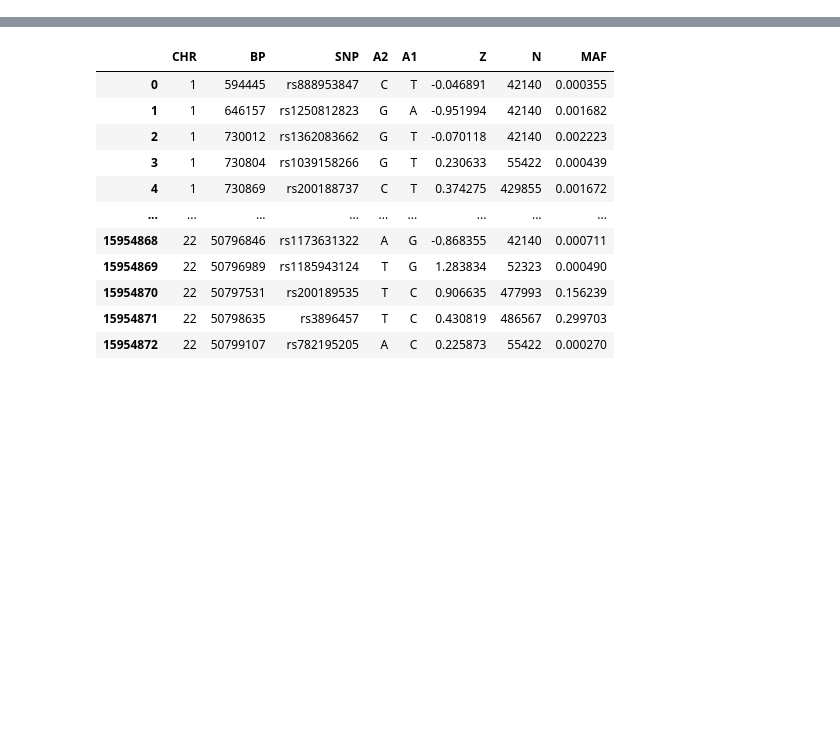
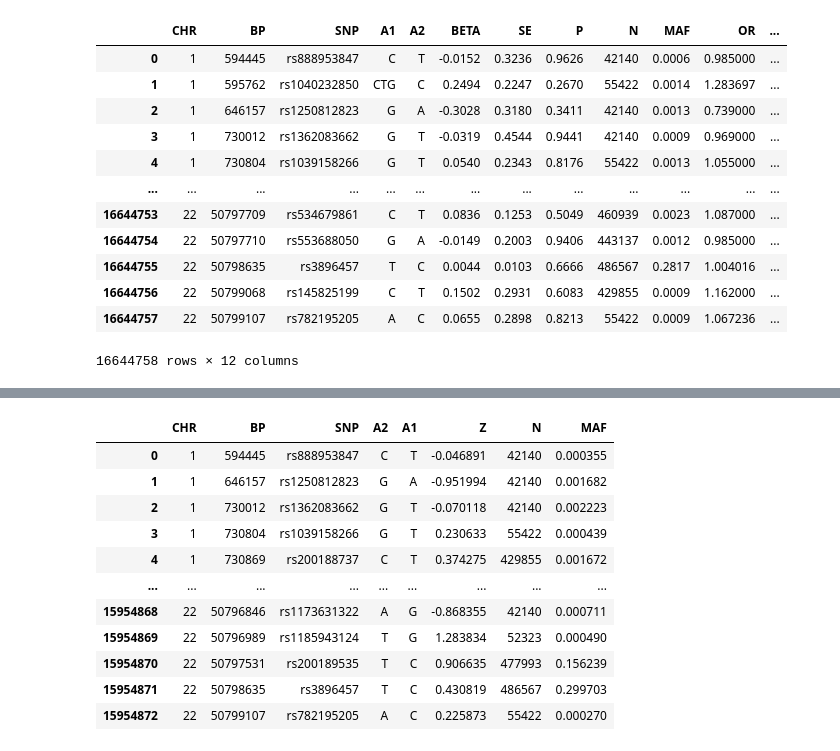
Before and after one commit to teresa-sansan/ADSP_polyfun, a Jupyter notebook: SBayesRC/create_cojo.ipynb, the cells around one changed output, grey strips where cells are left out. Saved outputs shown, nothing was run; the diff lists cells and outputs as text; code cells hidden in the pictures; blank space fills up the shorter version.

```diff
--- a/SBayesRC/create_cojo.ipynb
+++ b/SBayesRC/create_cojo.ipynb
@@ -2,3 +2,21 @@
 import math
 import pandas as pd
 import numpy as np
+# %%
+hg38 = pd.read_csv('/gpfs/commons/groups/knowles_lab/data/ADSP_reguloML/summary_stats/alzheimers/fixed_alzheimers/processed/bellenguez_hg38_parquet_flipped_a1a2.tsv', sep = '\t')
+# %%
+hg38
+# %% [output]
+|  | CHR | BP | SNP | A1 | A2 | BETA | SE | P | N | MAF | OR | ... |
+| 0 | 1 | 594445 | rs888953847 | C | T | -0.0152 | 0.3236 | 0.9626 | 42140 | 0.0006 | 0.985000 | ... |
+| 1 | 1 | 595762 | rs1040232850 | CTG | C | 0.2494 | 0.2247 | 0.2670 | 55422 | 0.0014 | 1.283697 | ... |
+| 2 | 1 | 646157 | rs1250812823 | G | A | -0.3028 | 0.3180 | 0.3411 | 42140 | 0.0013 | 0.739000 | ... |
+| 3 | 1 | 730012 | rs1362083662 | G | T | -0.0319 | 0.4544 | 0.9441 | 42140 | 0.0009 | 0.969000 | ... |
+| 4 | 1 | 730804 | rs1039158266 | G | T | 0.0540 | 0.2343 | 0.8176 | 55422 | 0.0013 | 1.055000 | ... |
+| ... | ... | ... | ... | ... | ... | ... | ... | ... | ... | ... | ... | ... |
+| 16644753 | 22 | 50797709 | rs534679861 | C | T | 0.0836 | 0.1253 | 0.5049 | 460939 | 0.0023 | 1.087000 | ... |
+| 16644754 | 22 | 50797710 | rs553688050 | G | A | -0.0149 | 0.2003 | 0.9406 | 443137 | 0.0012 | 0.985000 | ... |
+| 16644755 | 22 | 50798635 | rs3896457 | T | C | 0.0044 | 0.0103 | 0.6666 | 486567 | 0.2817 | 1.004016 | ... |
+| 16644756 | 22 | 50799068 | rs145825199 | C | T | 0.1502 | 0.2931 | 0.6083 | 429855 | 0.0009 | 1.162000 | ... |
+| 16644757 | 22 | 50799107 | rs782195205 | A | C | 0.0655 | 0.2898 | 0.8213 | 55422 | 0.0009 | 1.067236 | ... |
+16644758 rows × 12 columns
```
Also changed, not shown: parts of 5 cells of this notebook, 10 other files.
